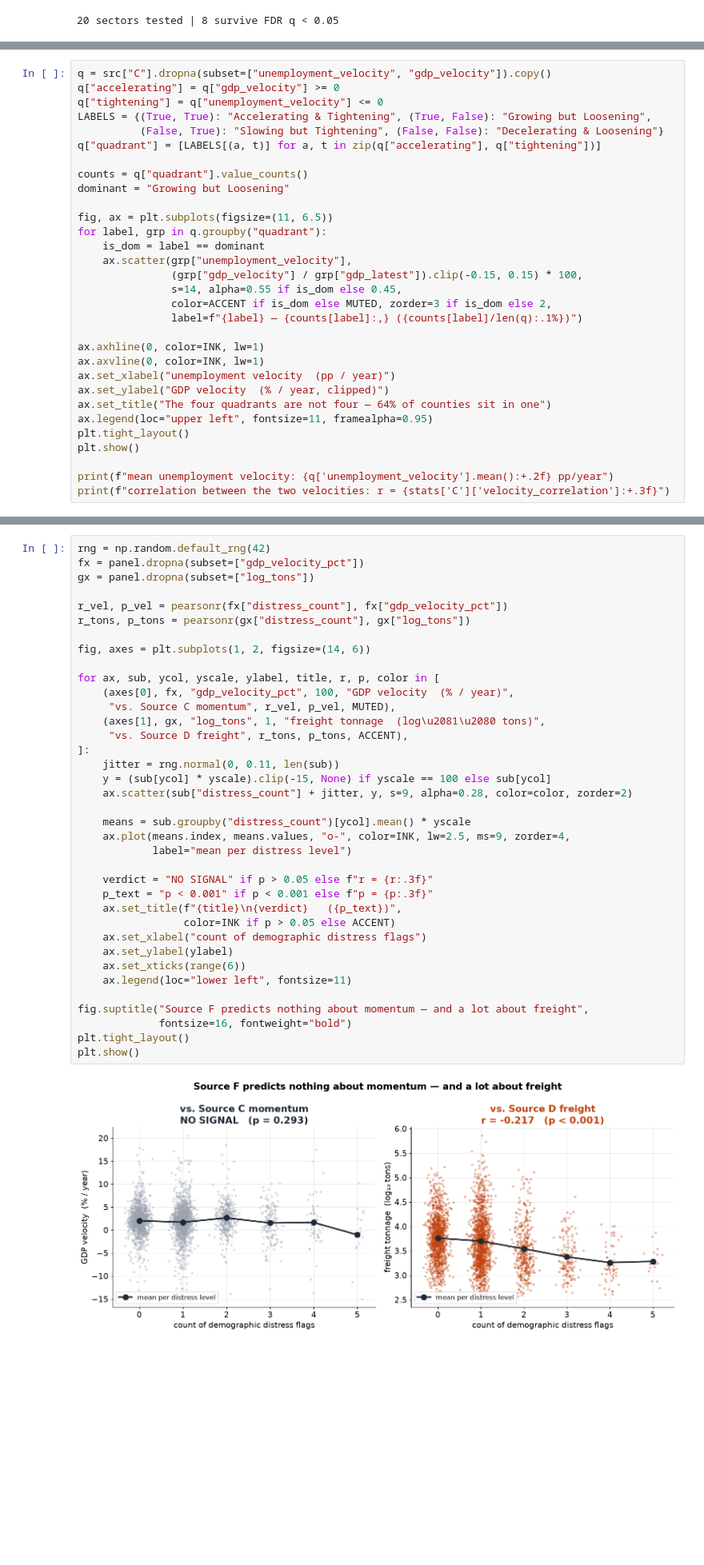
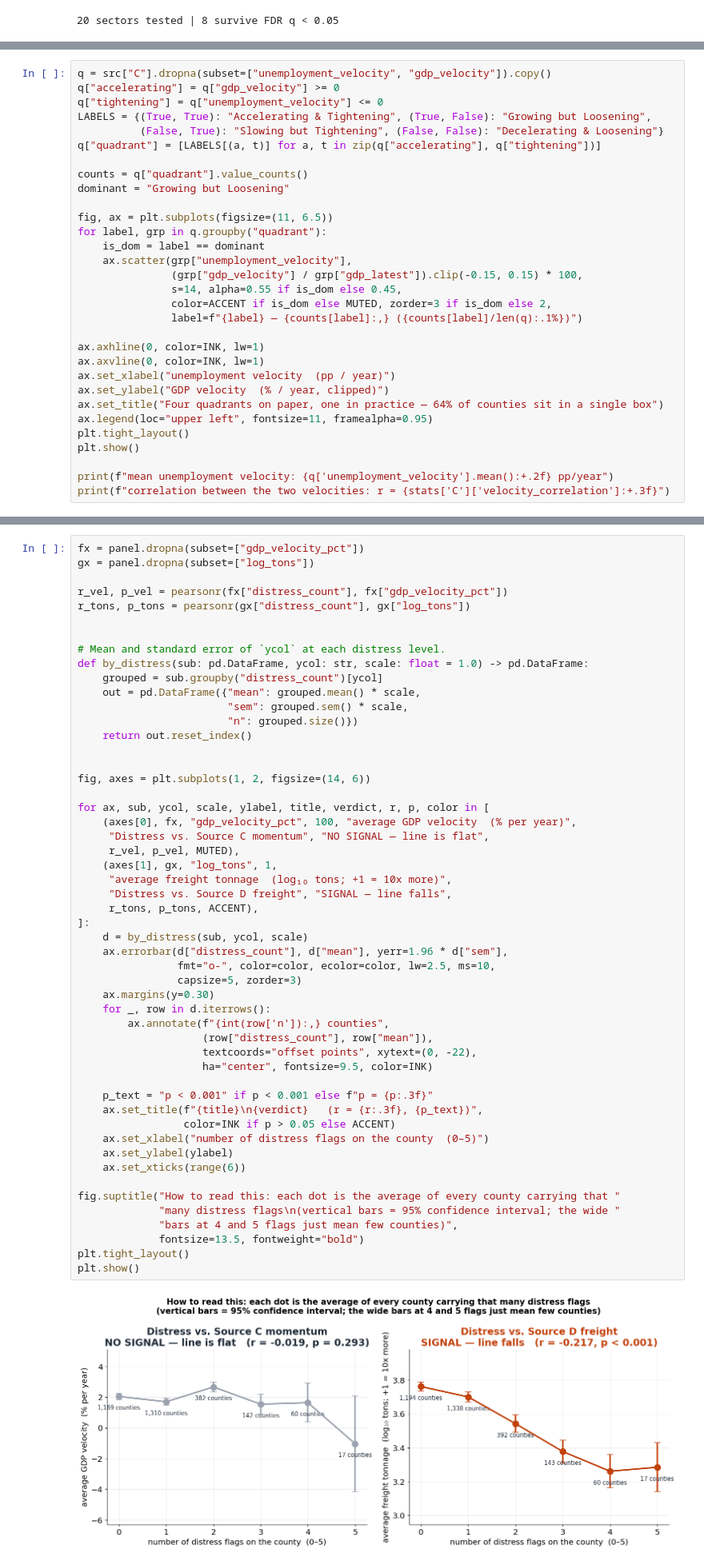
Before and after one commit to Max-Garcia-06/macro_embeddings, a Jupyter notebook: analysis-output/E_macro_key_findings.ipynb, the cells around one changed output, grey strips where cells are left out. Shown at 80% size. Drawn from its saved outputs; the diff is of its cells as text; blank space fills up the shorter version.

```diff
--- a/analysis-output/E_macro_key_findings.ipynb
+++ b/analysis-output/E_macro_key_findings.ipynb
@@ -463,7 +501,7 @@ ax.axhline(0, color=INK, lw=1)
 ax.axvline(0, color=INK, lw=1)
 ax.set_xlabel("unemployment velocity  (pp / year)")
 ax.set_ylabel("GDP velocity  (% / year, clipped)")
-ax.set_title("The four quadrants are not four — 64% of counties sit in one")
+ax.set_title("Four quadrants on paper, one in practice — 64% of counties sit in a single box")
 ax.legend(loc="upper left", fontsize=11, framealpha=0.95)
 plt.tight_layout()
 plt.show()
@@ -583,42 +640,57 @@ the test nobody ran until Round 2.
 # %%
-rng = np.random.default_rng(42)
 fx = panel.dropna(subset=["gdp_velocity_pct"])
 gx = panel.dropna(subset=["log_tons"])
 
 r_vel, p_vel = pearsonr(fx["distress_count"], fx["gdp_velocity_pct"])
 r_tons, p_tons = pearsonr(gx["distress_count"], gx["log_tons"])
 
+
+# Mean and standard error of `ycol` at each distress level.
+def by_distress(sub: pd.DataFrame, ycol: str, scale: float = 1.0) -> pd.DataFrame:
+    grouped = sub.groupby("distress_count")[ycol]
+    out = pd.DataFrame({"mean": grouped.mean() * scale,
+                        "sem": grouped.sem() * scale,
+                        "n": grouped.size()})
+    return out.reset_index()
+
+
 fig, axes = plt.subplots(1, 2, figsize=(14, 6))
 
-for ax, sub, ycol, yscale, ylabel, title, r, p, color in [
-    (axes[0], fx, "gdp_velocity_pct", 100, "GDP velocity  (% / year)",
-     "vs. Source C momentum", r_vel, p_vel, MUTED),
-    (axes[1], gx, "log_tons", 1, "freight tonnage  (log\u2081\u2080 tons)",
-     "vs. Source D freight", r_tons, p_tons, ACCENT),
+for ax, sub, ycol, scale, ylabel, title, verdict, r, p, color in [
+    (axes[0], fx, "gdp_velocity_pct", 100, "average GDP velocity  (% per year)",
+     "Distress vs. Source C momentum", "NO SIGNAL — line is flat",
+     r_vel, p_vel, MUTED),
+    (axes[1], gx, "log_tons", 1,
+     "average freight tonnage  (log₁₀ tons; +1 = 10x more)",
+     "Distress vs. Source D freight", "SIGNAL — line falls",
+     r_tons, p_tons, ACCENT),
 ]:
-    jitter = rng.normal(0, 0.11, len(sub))
-    y = (sub[ycol] * yscale).clip(-15, None) if yscale == 100 else sub[ycol]
-    ax.scatter(sub["distress_count"] + jitter, y, s=9, alpha=0.28, color=color, zorder=2)
+    d = by_distress(sub, ycol, scale)
+    ax.errorbar(d["distress_count"], d["mean"], yerr=1.96 * d["sem"],
+                fmt="o-", color=color, ecolor=color, lw=2.5, ms=10,
+                capsize=5, zorder=3)
+    ax.margins(y=0.30)
+    for _, row in d.iterrows():
+        ax.annotate(f"{int(row['n']):,} counties",
+                    (row["distress_count"], row["mean"]),
+                    textcoords="offset points", xytext=(0, -22),
+                    ha="center", fontsize=9.5, color=INK)
 
-    means = sub.groupby("distress_count")[ycol].mean() * yscale
-    ax.plot(means.index, means.values, "o-", color=INK, lw=2.5, ms=9, zorder=4,
-            label="mean per distress level")
-
-    verdict = "NO SIGNAL" if p > 0.05 else f"r = {r:.3f}"
     p_text = "p < 0.001" if p < 0.001 else f"p = {p:.3f}"
-    ax.set_title(f"{title}\n{verdict}   ({p_text})",
+    ax.set_title(f"{title}\n{verdict}   (r = {r:.3f}, {p_text})",
                  color=INK if p > 0.05 else ACCENT)
-    ax.set_xlabel("count of demographic distress flags")
+    ax.set_xlabel("number of distress flags on the county  (0–5)")
     ax.set_ylabel(ylabel)
     ax.set_xticks(range(6))
-    ax.legend(loc="lower left", fontsize=11)
 
-fig.suptitle("Source F predicts nothing about momentum — and a lot about freight",
-             fontsize=16, fontweight="bold")
+fig.suptitle("How to read this: each dot is the average of every county carrying that "
+             "many distress flags\n(vertical bars = 95% confidence interval; the wide "
+             "bars at 4 and 5 flags just mean few counties)",
+             fontsize=13.5, fontweight="bold")
 plt.tight_layout()
 plt.show()
 # %% [output]
-[figure, old version]
+[figure, new version]
 # %% [markdown]
 **Left panel: a flat line.** Stack distress flags on a county and its GDP
 velocity does not move (r = -0.019, p = 0.29). Against unemployment velocity
```
Also changed, not shown: parts of 22 cells of this notebook.
